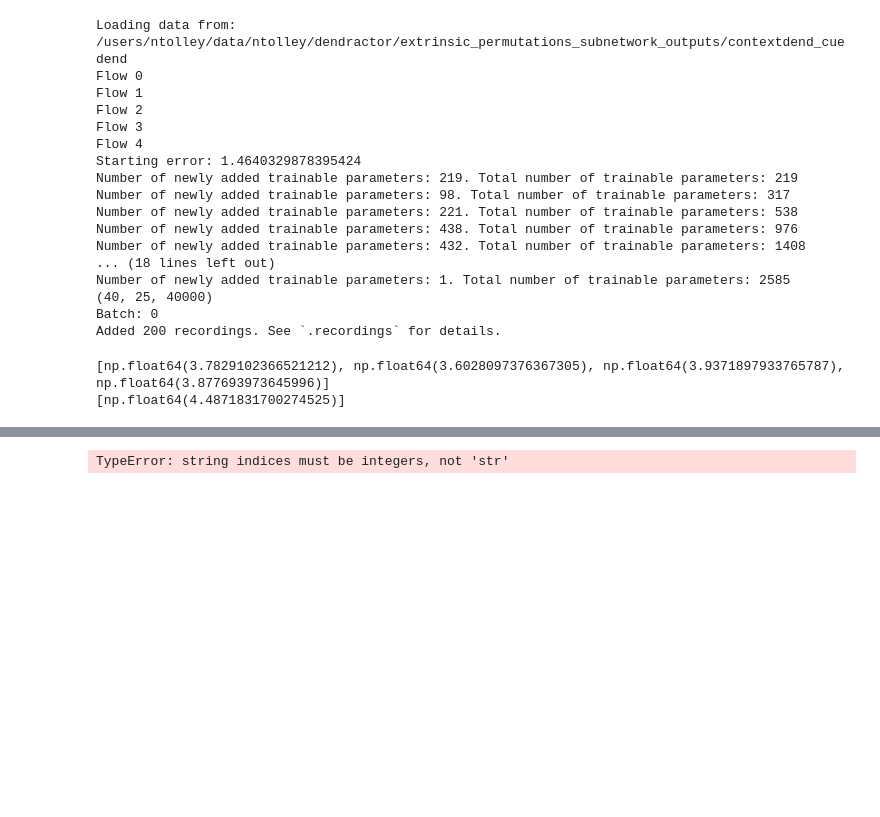
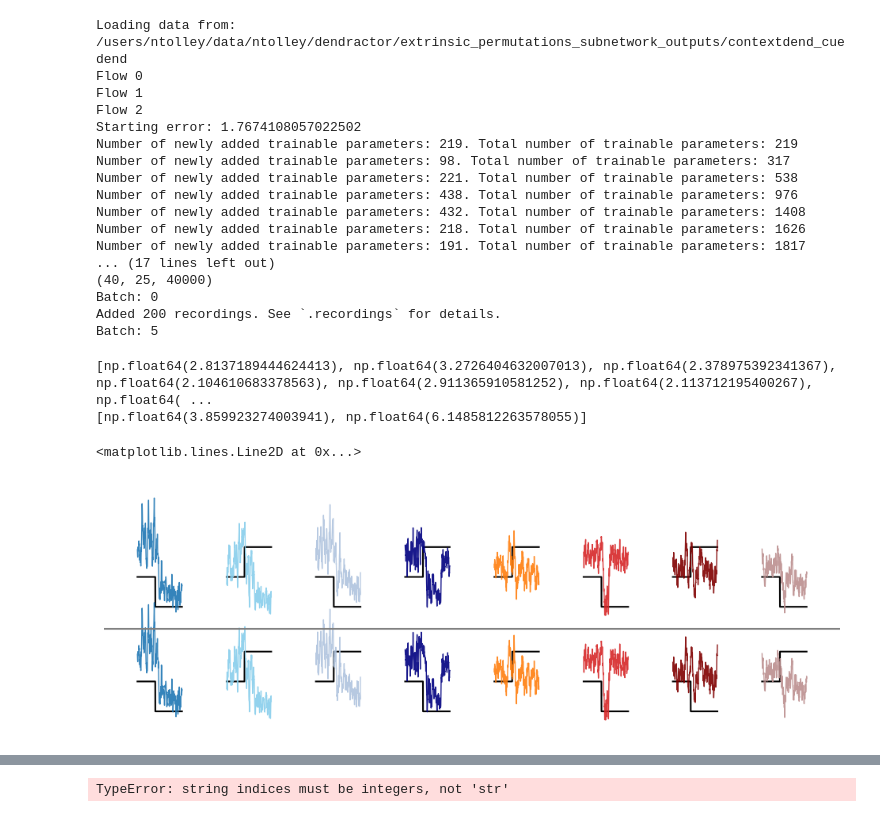
Before and after one commit to ntolley/dendractor, a Jupyter notebook: notebooks/plot_memorycontext_random_initialization.ipynb, the cells around one changed output, grey strips where cells are left out. Saved outputs shown, nothing was run; the diff lists cells and outputs as text; code cells hidden in the pictures; blank space fills up the shorter version.

```diff
--- a/notebooks/plot_memorycontext_random_initialization.ipynb
+++ b/notebooks/plot_memorycontext_random_initialization.ipynb
@@ -193,10 +193,10 @@ for config_name, update_prior_dict in config_list:
     res_dict = get_opt_data(data_path)
 
     # # Choose best from all sims
-    theta = np.concatenate(res_dict['theta_list'], axis=0)
-    error = np.concatenate(res_dict['error_list'])
-    theta_sort = np.argsort(error)
-    theta_idx = theta_sort[0]
+    # theta = np.concatenate(res_dict['theta_list'], axis=0)
+    # error = np.concatenate(res_dict['error_list'])
+    # theta_sort = np.argsort(error)
+    # theta_idx = theta_sort[0]
 
     # Choose theta with error closest to target error
     # target_error = 0.25
@@ -205,10 +205,10 @@ for config_name, update_prior_dict in config_list:
     # theta_idx = np.argmin(np.abs(error - target_error))
 
     # # Choose best from last run
-    # theta = res_dict['theta_list'][-1]
-    # error = res_dict['error_list'][-1]
-    # theta_sort = np.argsort(error)
-    # theta_idx = theta_sort[0]
+    theta = res_dict['theta_list'][-1]
+    error = res_dict['error_list'][-1]
+    theta_sort = np.argsort(error)
+    theta_idx = theta_sort[0]
 
     # Manual theta
     # theta = res_dict['theta_list'][-1]
@@ -246,7 +246,7 @@ for config_name, update_prior_dict in config_list:
     best_theta = theta[theta_idx:theta_idx+1, :]
 
     # Run simulations in batch
-    num_random_init = 5
+    num_random_init = 10
     seed_array = jnp.arange(0, num_cond*num_random_init)
 
     output_list = list()
@@ -281,19 +281,19 @@ Loading data from: /users/ntolley/data/ntolley/dendractor/extrinsic_permutations
 Flow 0
 Flow 1
 Flow 2
-Flow 3
-Flow 4
-Starting error: 1.4640329878395424
+Starting error: 1.7674108057022502
 Number of newly added trainable parameters: 219. Total number of trainable parameters: 219
 Number of newly added trainable parameters: 98. Total number of trainable parameters: 317
 Number of newly added trainable parameters: 221. Total number of trainable parameters: 538
 Number of newly added trainable parameters: 438. Total number of trainable parameters: 976
 Number of newly added trainable parameters: 432. Total number of trainable parameters: 1408
-... (18 lines left out)
-Number of newly added trainable parameters: 1. Total number of trainable parameters: 2585
+Number of newly added trainable parameters: 218. Total number of trainable parameters: 1626
+Number of newly added trainable parameters: 191. Total number of trainable parameters: 1817
+... (17 lines left out)
 (40, 25, 40000)
 Batch: 0
 Added 200 recordings. See `.recordings` for details.
+Batch: 5
 # %%
 t_max = 1000
 dt = 0.25 # simulation output downsampled by factor of 10
@@ -319,7 +319,7 @@ for sim_idx in range(0, output_array.shape[0], num_cond):
     target_train.append(np.concatenate(temp_target_train_list, axis=1).T)
 
 
-num_model_sims = 4
+num_model_sims = 8
 
 
 error_list = list()
@@ -339,8 +339,46 @@ for sim_idx in range(len(x_train)):
 print(error_list[:num_model_sims])
 print(error_list[num_model_sims:])
 # %% [output]
-[np.float64(3.7829102366521212), np.float64(3.6028097376367305), np.float64(3.9371897933765787), np.float64(3.877693973645996)]
-[np.float64(4.4871831700274525)]
+[np.float64(2.8137189444624413), np.float64(3.2726404632007013), np.float64(2.378975392341367), np.float64(2.104610683378563), np.float64(2.911365910581252), np.float64(2.113712195400267), np.float64( ...
+[np.float64(3.859923274003941), np.float64(6.1485812263578055)]
+# %%
+y_pred_list = list()
+target_list = list()
+
+val_idx = 9
+sim_start_idx = val_idx * num_cond
+for cond_idx in range(num_cond):
+    rate_plot_data = output_array[sim_start_idx + cond_idx, gid_ranges['E_rate'], :].T
+    y_pred = model.predict(rate_plot_data)
+
+    y_pred_list.append(y_pred)
+    target_list.append(random_init_dict['targets_stacked'][cond_idx, :, :].T)
+# %%
+color_list = ['C0', 'skyblue', 'lightsteelblue', 'navy', 'C1', 'C3', 'maroon', 'rosybrown']
+# time_offset = 3000
+time_offset = 1000
+y_offset = -7
+# y_offset = -20
+plt.figure(figsize=(12,4))
+
+plot_burn_in = 2000
+for cond_idx in range(num_cond):
+    x_offset = time_offset * cond_idx
+
+    plt.plot(time_vec[plot_burn_in:] + x_offset, target_list[cond_idx][plot_burn_in:-1, 0], color='k')
+    plt.plot(time_vec[plot_burn_in:] + x_offset, y_pred_list[cond_idx][plot_burn_in:-1, 0], color=color_list[cond_idx], alpha=0.9, linewidth=1)
+
+    plt.plot(time_vec[plot_burn_in:] + x_offset, target_list[cond_idx][plot_burn_in:-1, 1] + y_offset, color='k')
+    plt.plot(time_vec[plot_burn_in:] + x_offset, y_pred_list[cond_idx][plot_burn_in:-1, 1] + y_offset, color=color_list[cond_idx], alpha=0.9, linewidth=1)
+
+
+    plt.axis('off')
+plt.axhline(y_offset/2, color='grey', linestyle='-')
+# plt.axvline((time_offset * 4) - 500, color='grey', linestyle='-')
+# plt.savefig('full_trajectory_set.svg')
+# %% [output]
+<matplotlib.lines.Line2D at 0x...>
+[figure, added]
 # %%
 fontsize = 15
 ticksize = 10
```
Also changed, not shown: parts of 4 cells of this notebook, 3 other files.
